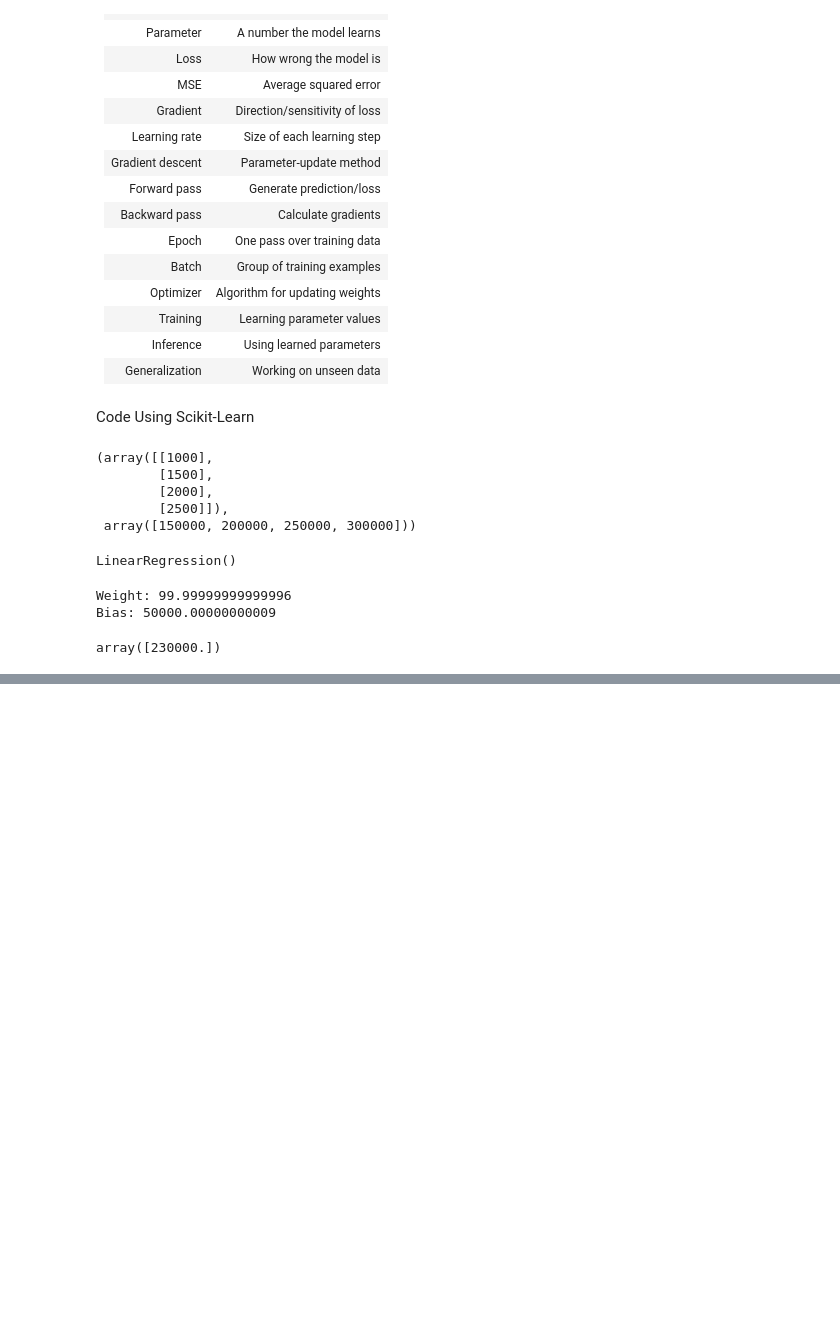
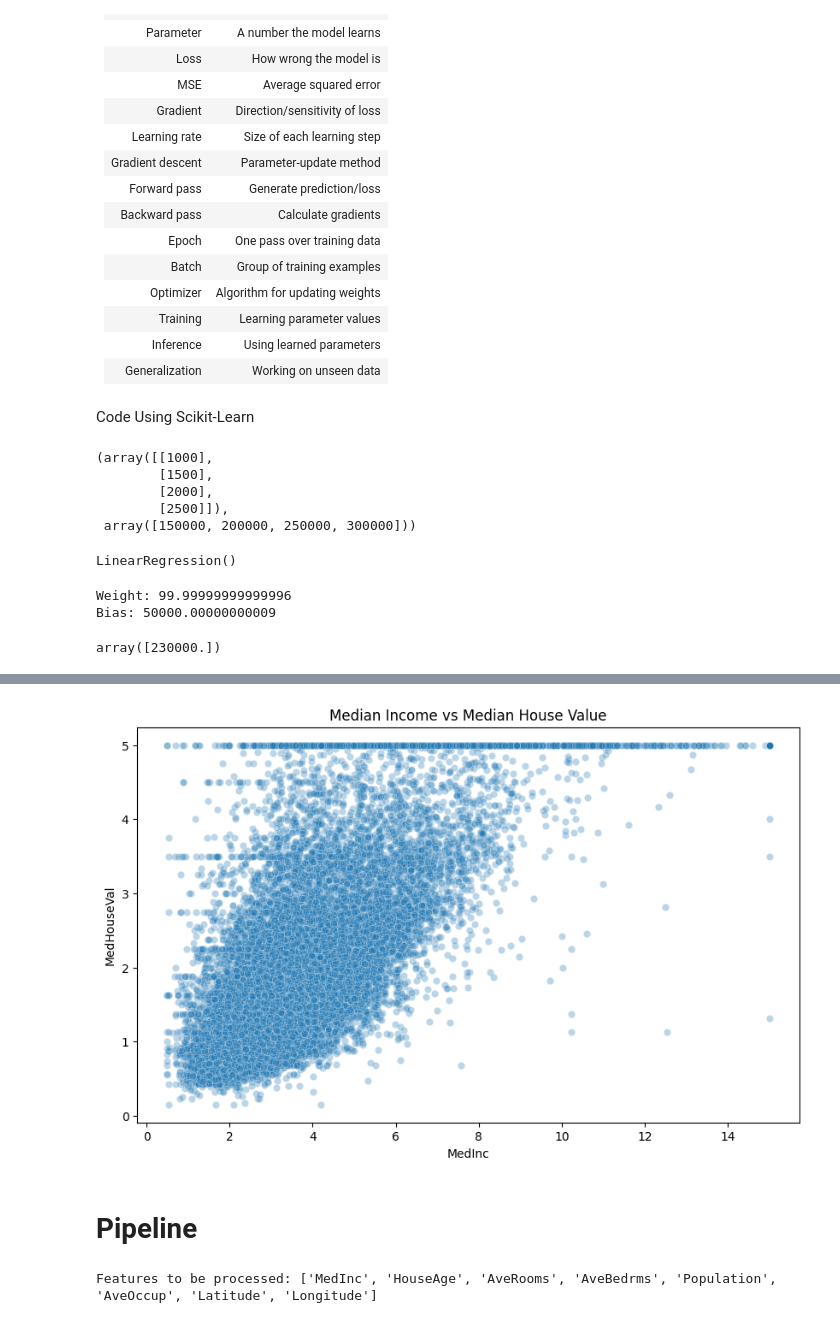
Before and after one commit to uk-zash/Machine-Learning, a Jupyter notebook: Linear_Regression.ipynb, the cells around one changed output, grey strips where cells are left out. Cells and saved outputs as stored; diff of their text form; code cells hidden in the pictures; blank space fills up the shorter version.

```diff
--- a/Linear_Regression.ipynb
+++ b/Linear_Regression.ipynb
@@ -598,0 +610,7 @@ array([230000.])
+# %%
+from sklearn.datasets import fetch_california_housing
+
+# Load the California Housing dataset
+housing = fetch_california_housing(as_frame=True)
+df = housing.frame
+display(df.head())
@@ -598,0 +691,8 @@ array([230000.])
+# %%
+# Visualize the relationship between Median Income and House Value
+plt.figure(figsize=(10, 6))
+sns.scatterplot(data=df, x='MedInc', y='MedHouseVal', alpha=0.3)
+plt.title('Median Income vs Median House Value')
+plt.show()
+# %% [output]
+[figure, added]
@@ -598,0 +713,8 @@ array([230000.])
+# %% [markdown]
+# Pipeline
+# %%
+# Define feature groups for the Housing dataset
+numeric_features = X.columns.tolist()
+print(f"Features to be processed: {numeric_features}")
+# %% [output]
+Features to be processed: ['MedInc', 'HouseAge', 'AveRooms', 'AveBedrms', 'Population', 'AveOccup', 'Latitude', 'Longitude']
```
Also changed, not shown: parts of 23 cells of this notebook.
